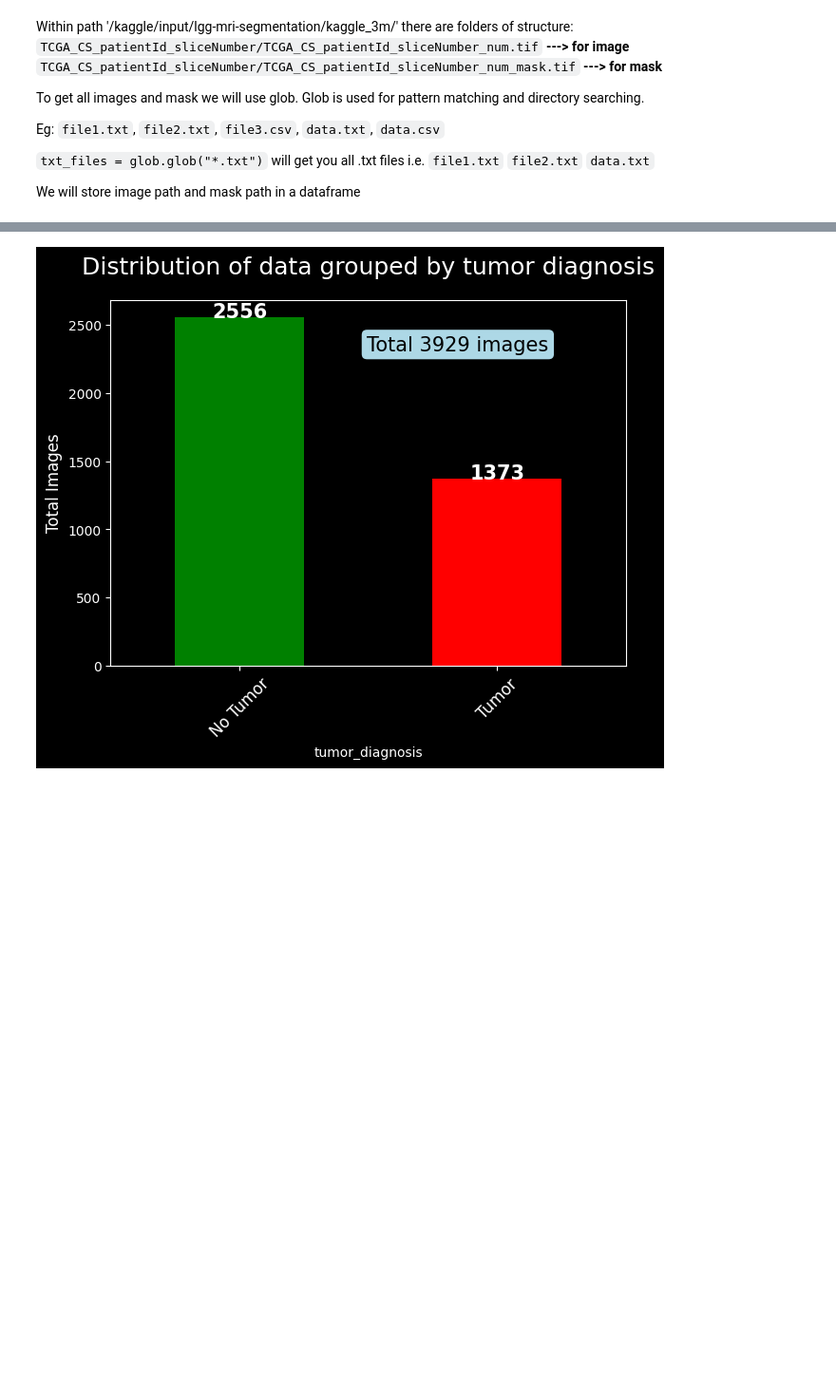
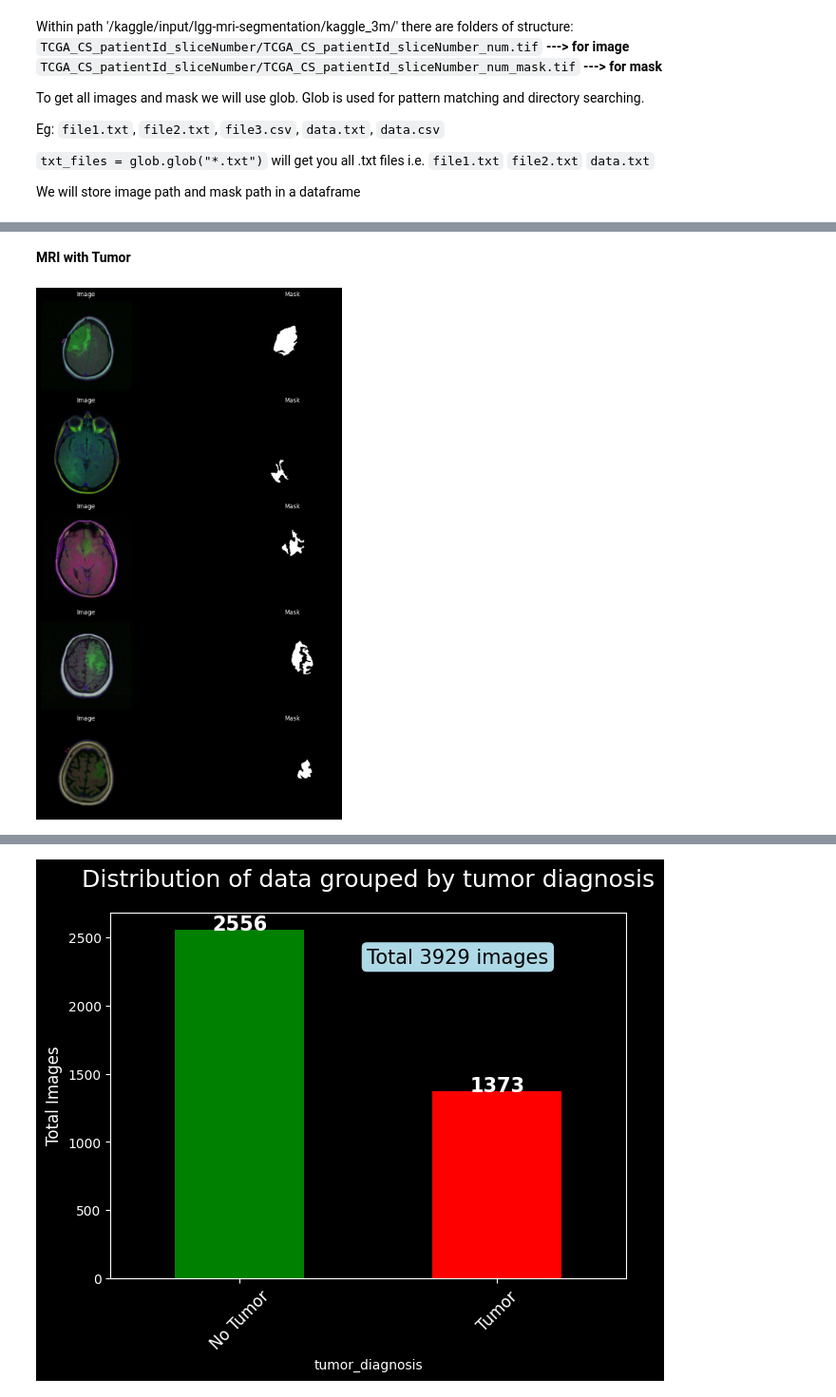
Before and after one commit to rupeshghimire7/BrainMRI_TumorSegmentation, a Jupyter notebook: UNet-image-segmentation.ipynb, the cells around one changed output, grey strips where cells are left out. Shown at 95% size. Drawn from its saved outputs; the diff is of its cells as text; code cells hidden in the pictures; blank space fills up the shorter version.

```diff
--- a/UNet-image-segmentation.ipynb
+++ b/UNet-image-segmentation.ipynb
@@ -112,0 +120,7 @@ plot_samples()
+# %% [markdown]
+**MRI with Tumor**
+# %%
+# MRI With tumor
+plot_samples(True)
+# %% [output]
+[figure, added]
```
Also changed, not shown: parts of 26 cells of this notebook.
